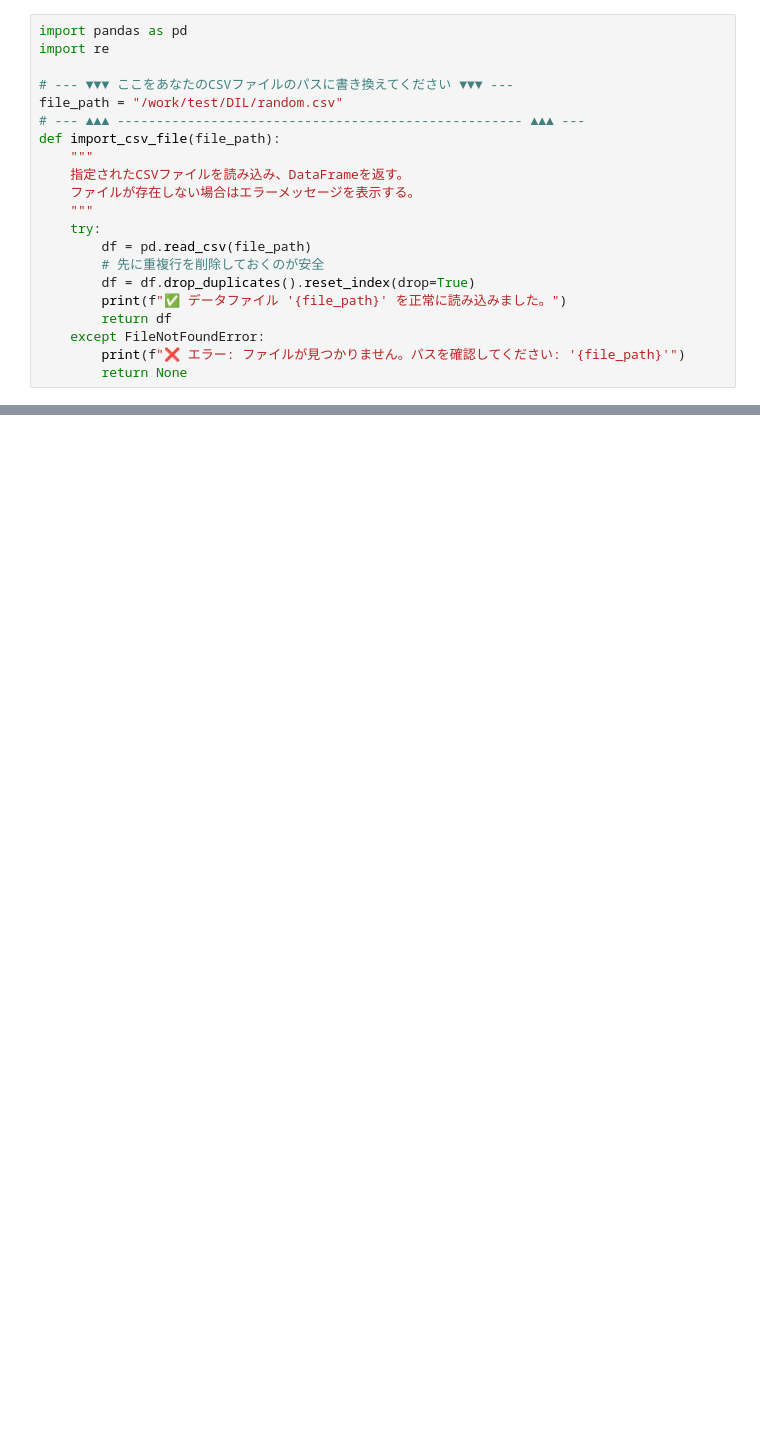
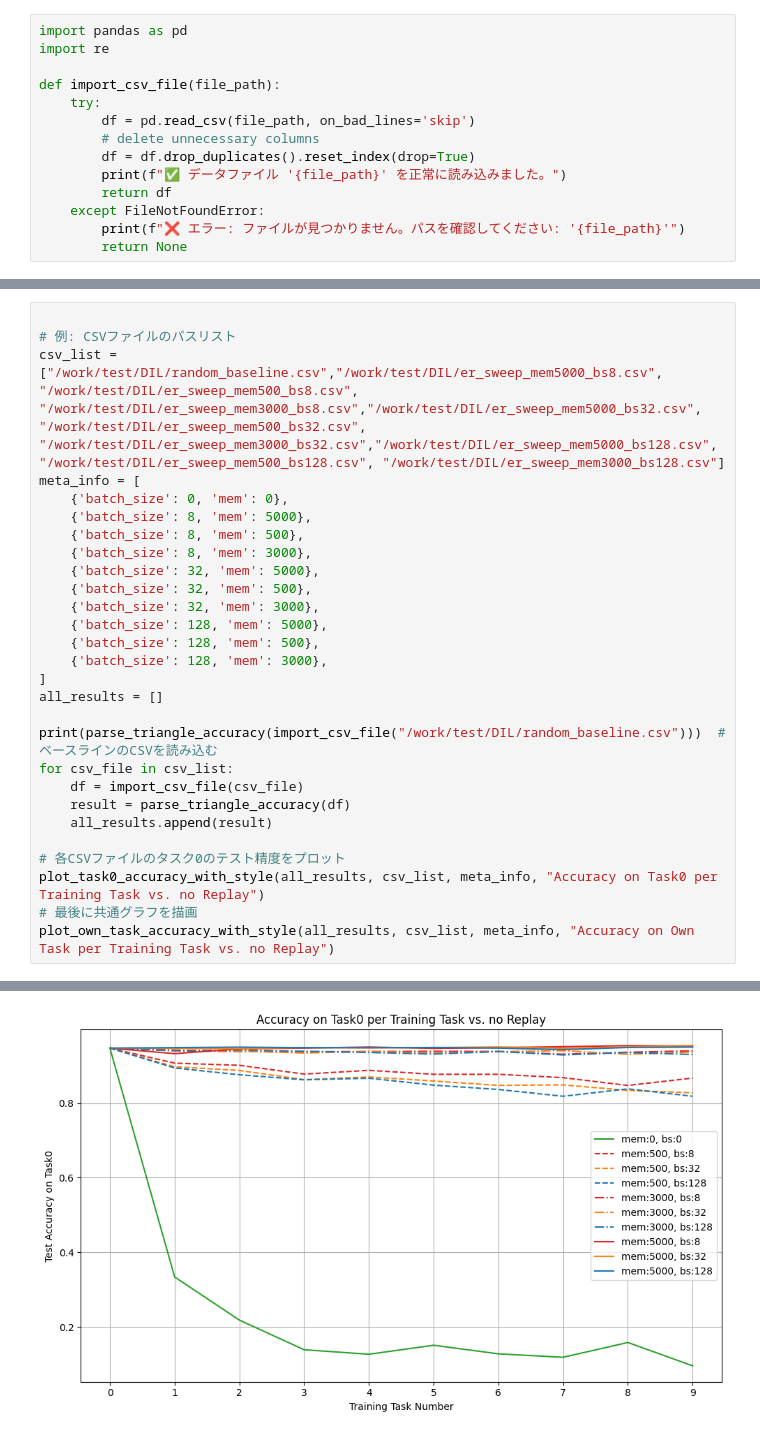
Before and after one commit to yuuharu11/liquid_time-constant_networks, a Jupyter notebook: make_graph.ipynb, the cells around one changed output, grey strips where cells are left out. Saved outputs shown, nothing was run; the diff lists cells and outputs as text; blank space fills up the shorter version.

Commit message:
make replay-based_graph

```diff
--- a/make_graph.ipynb
+++ b/make_graph.ipynb
@@ -2,17 +2,10 @@
 import pandas as pd
 import re
 
-# --- ▼▼▼ ここをあなたのCSVファイルのパスに書き換えてください ▼▼▼ ---
-file_path = "/work/test/DIL/random.csv"
-# --- ▲▲▲ ---------------------------------------------------- ▲▲▲ ---
 def import_csv_file(file_path):
-    """
-    指定されたCSVファイルを読み込み、DataFrameを返す。
-    ファイルが存在しない場合はエラーメッセージを表示する。
-    """
     try:
-        df = pd.read_csv(file_path)
-        # 先に重複行を削除しておくのが安全
+        df = pd.read_csv(file_path, on_bad_lines='skip')
+        # delete unnecessary columns
         df = df.drop_duplicates().reset_index(drop=True)
         print(f"✅ データファイル '{file_path}' を正常に読み込みました。")
         return df
@@ -102,0 +175,29 @@ ParserError: Error tokenizing data. C error: Expected 24 fields in line 110, saw
+# %%
+
+# 例: CSVファイルのパスリスト
+csv_list = ["/work/test/DIL/random_baseline.csv","/work/test/DIL/er_sweep_mem5000_bs8.csv", "/work/test/DIL/er_sweep_mem500_bs8.csv", "/work/test/DIL/er_sweep_mem3000_bs8.csv","/work/test/DIL/er_sweep_mem5000_bs32.csv", "/work/test/DIL/er_sweep_mem500_bs32.csv", "/work/test/DIL/er_sweep_mem3000_bs32.csv","/work/test/DIL/er_sweep_mem5000_bs128.csv", "/work/test/DIL/er_sweep_mem500_bs128.csv", "/work/test/DIL/er_sweep_mem3000_bs128.csv"]
+meta_info = [
+    {'batch_size': 0, 'mem': 0},
+    {'batch_size': 8, 'mem': 5000},
+    {'batch_size': 8, 'mem': 500},
+    {'batch_size': 8, 'mem': 3000},
+    {'batch_size': 32, 'mem': 5000},
+    {'batch_size': 32, 'mem': 500},
+    {'batch_size': 32, 'mem': 3000},
+    {'batch_size': 128, 'mem': 5000},
+    {'batch_size': 128, 'mem': 500},
+    {'batch_size': 128, 'mem': 3000},
+]
+all_results = []
+
+print(parse_triangle_accuracy(import_csv_file("/work/test/DIL/random_baseline.csv")))  # ベースラインのCSVを読み込む
+for csv_file in csv_list:
+    df = import_csv_file(csv_file)
+    result = parse_triangle_accuracy(df)
+    all_results.append(result)
+
+# 各CSVファイルのタスク0のテスト精度をプロット
+plot_task0_accuracy_with_style(all_results, csv_list, meta_info, "Accuracy on Task0 per Training Task vs. no Replay")
+# 最後に共通グラフを描画
+plot_own_task_accuracy_with_style(all_results, csv_list, meta_info, "Accuracy on Own Task per Training Task vs. no Replay")
+# %% [output]
@@ -102,0 +216 @@ ParserError: Error tokenizing data. C error: Expected 24 fields in line 110, saw
+[figure, added]
```
Also changed, not shown: parts of 6 cells of this notebook, 24 other files.
